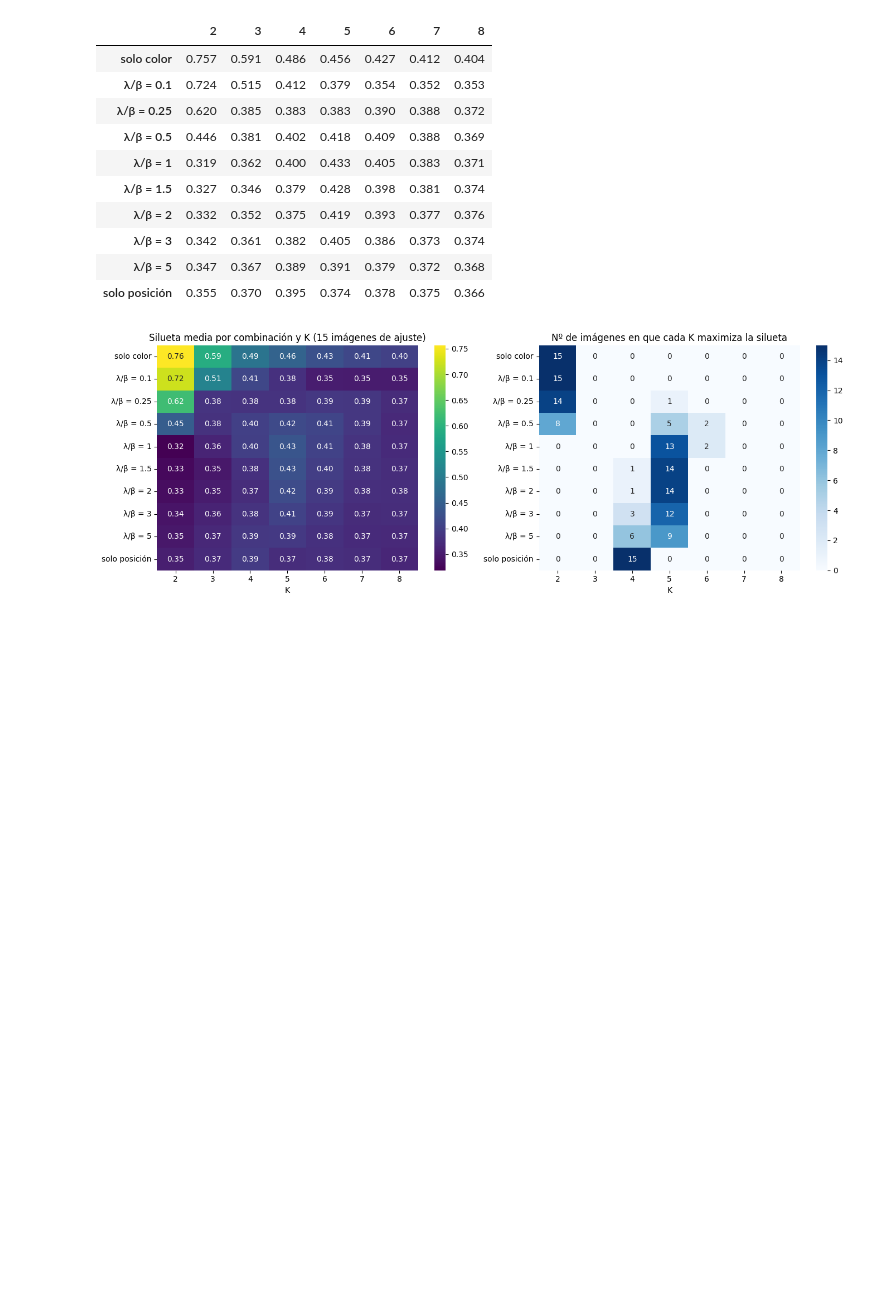
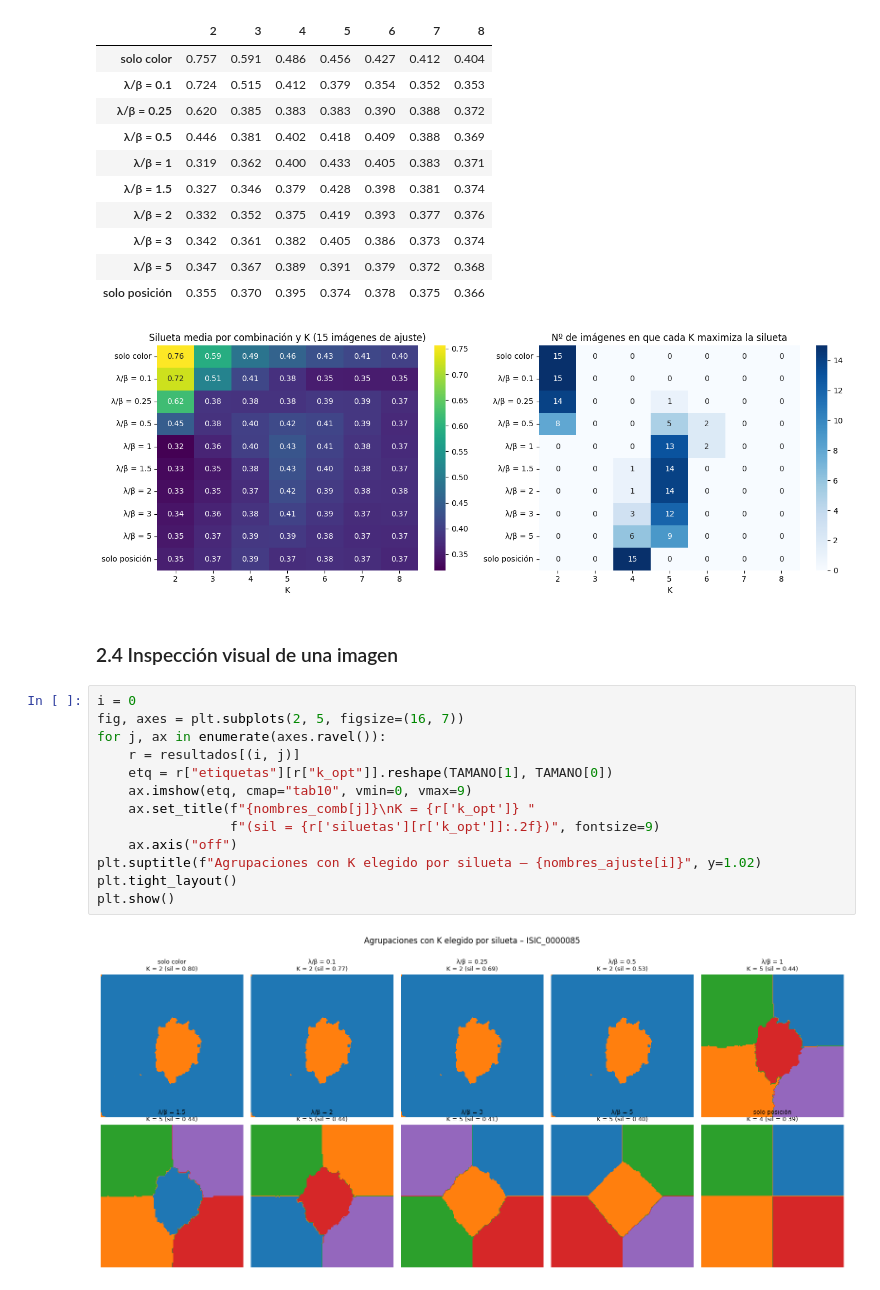
Before and after one commit to nreyl/ML-L3y4-G44, a Jupyter notebook: Lab4/L4.ipynb, the cells around one changed output. Drawn from its saved outputs; the diff is of its cells as text; blank space fills up the shorter version.

```diff
--- a/Lab4/L4.ipynb
+++ b/Lab4/L4.ipynb
@@ -315,3 +315,20 @@ plt.show()
 | λ/β = 5 | 0.347 | 0.367 | 0.389 | 0.391 | 0.379 | 0.372 | 0.368 |
 | solo posición | 0.355 | 0.370 | 0.395 | 0.374 | 0.378 | 0.375 | 0.366 |
 [figure]
+# %% [markdown]
+### 2.4 Inspección visual de una imagen
+# %%
+i = 0
+fig, axes = plt.subplots(2, 5, figsize=(16, 7))
+for j, ax in enumerate(axes.ravel()):
+    r = resultados[(i, j)]
+    etq = r["etiquetas"][r["k_opt"]].reshape(TAMANO[1], TAMANO[0])
+    ax.imshow(etq, cmap="tab10", vmin=0, vmax=9)
+    ax.set_title(f"{nombres_comb[j]}\nK = {r['k_opt']} "
+                 f"(sil = {r['siluetas'][r['k_opt']]:.2f})", fontsize=9)
+    ax.axis("off")
+plt.suptitle(f"Agrupaciones con K elegido por silueta – {nombres_ajuste[i]}", y=1.02)
+plt.tight_layout()
+plt.show()
+# %% [output]
+[figure, added]
```
